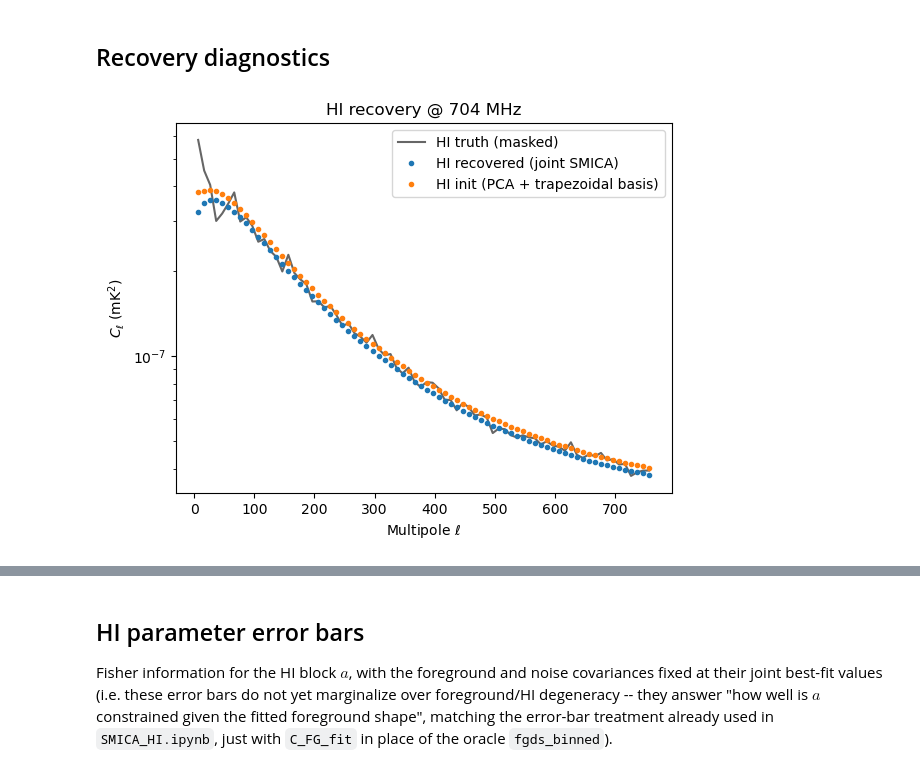
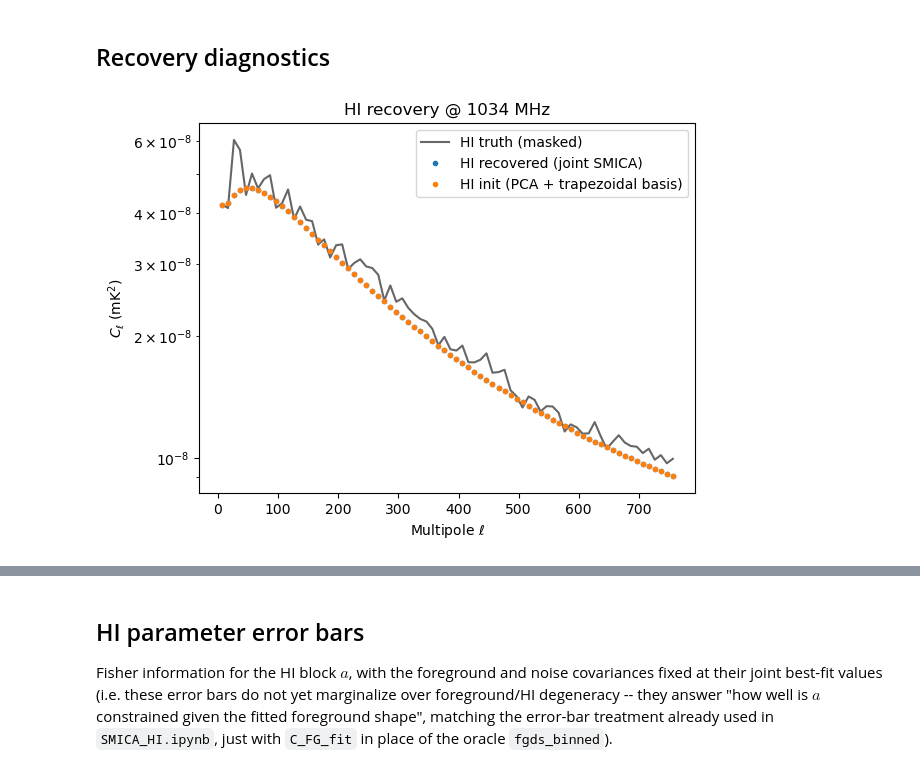
Before and after one commit to urwa99/SMICA_Paper, a Jupyter notebook: Notebooks_1/SMICA.ipynb, the cells around one changed output, grey strips where cells are left out. Cells and saved outputs as stored; diff of their text form; code cells hidden in the pictures.

```diff
--- a/Notebooks_1/SMICA.ipynb
+++ b/Notebooks_1/SMICA.ipynb
@@ -44,7 +44,7 @@ lmax = 3 * nside - 1
 ells = np.arange(2, lmax + 1)
 almsize = hp.Alm.getsize(lmax)
 
-r = 3            # foreground model rank
+r = 2            # foreground model rank
 bin_width = 10   # ell bin width for pseudo-Cl binning
 bins = 8        # number of frequency trapezoidal basis functions for the HI model
 # %% [markdown]
@@ -251,13 +296,18 @@ real (non-simulation) pipeline would instead seed `a0` from a smooth power-law g
 # %%
 X_log = np.zeros((n_bins * nfreqs, n_a))
 for i, (p, q) in enumerate(basis_terms):
+    # Outer product: (nell,) x (nf,) → shape (nell, nf)
     X_log[:, i] = np.outer(log_ell ** p, Psi[q]).reshape(-1)
 
 log_hi_target = np.log(np.maximum(np.array([np.diag(hi_binned[b]) for b in range(n_bins)]), 1e-30)).reshape(-1)
+
+# Step 5: Solve least mean squares
 a0, *_ = np.linalg.lstsq(X_log, log_hi_target, rcond=None)
 
 print("HI init cost check -- max|log C_fit - log hi_target|:",
       np.max(np.abs(X_log @ a0 - log_hi_target)))
+
+C_HI_init = build_C_HI(a0)
 # %% [output]
 HI init cost check -- max|log C_fit - log hi_target|: 1.0730791352303655
 # %% [markdown]
@@ -422,20 +475,20 @@ Fitted foreground P_b PSD: True
 # %% [markdown]
 ## Recovery diagnostics
 # %%
-f = 16  # frequency channel index to inspect
+f = 49  # frequency channel index to inspect
 
 plt.figure()
 plt.plot(leff, hi_binned[:, f, f], 'k-', alpha=0.6, label='HI truth (masked)')
 plt.plot(leff, C_HI_fit[:, f, f], '.', label='HI recovered (joint SMICA)')
 plt.plot(leff, C_HI_init[:, f, f], '.', label='HI init (PCA + trapezoidal basis)')
 plt.yscale('log')
 plt.xlabel(r'Multipole $\ell$')
 plt.ylabel(r'$C_\ell$ (mK$^2$)')
 plt.title(f'HI recovery @ {freqs[f]} MHz')
 plt.legend()
 plt.show()
 # %% [output]
-[figure, old version]
+[figure, new version]
 # %%
 plt.figure()
 plt.plot(leff, (C_HI_fit[:, f, f] - hi_binned[:, f, f]) / hi_binned[:, f, f], '.')
```
Also changed, not shown: parts of 12 cells of this notebook.
